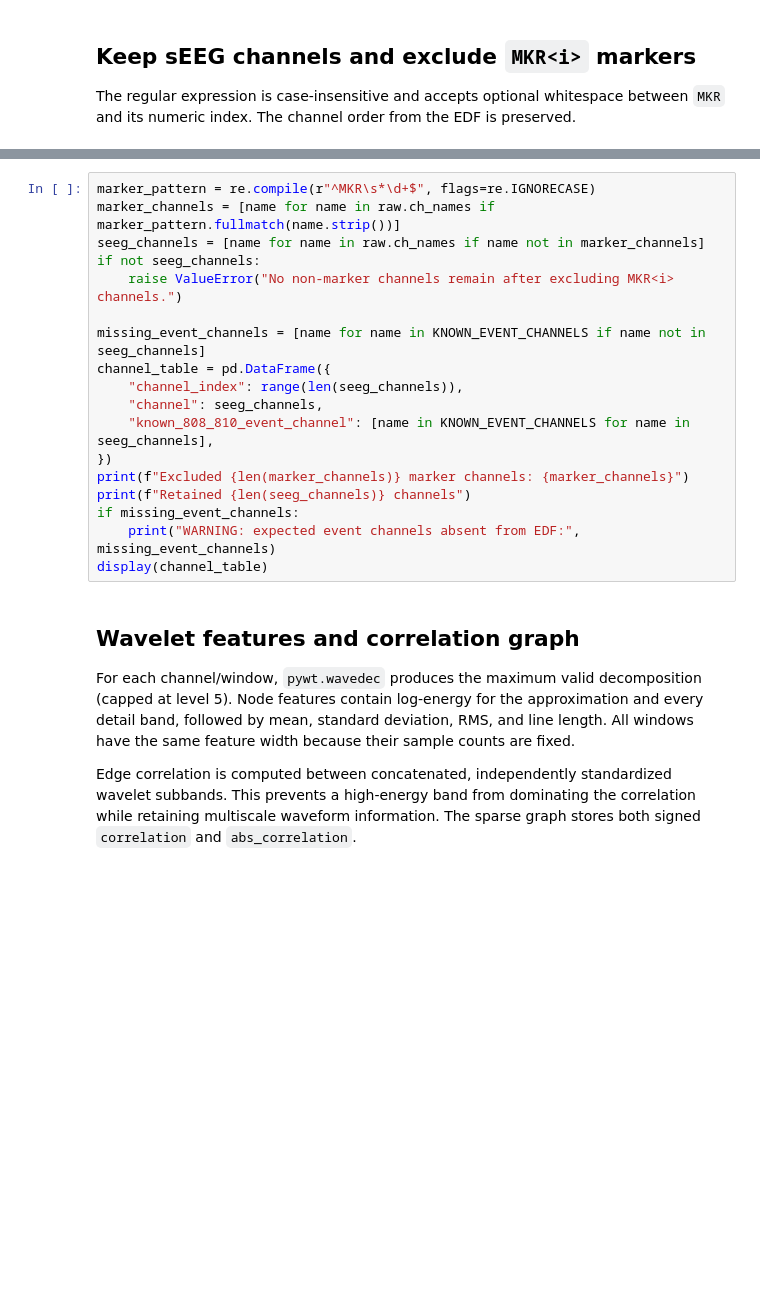
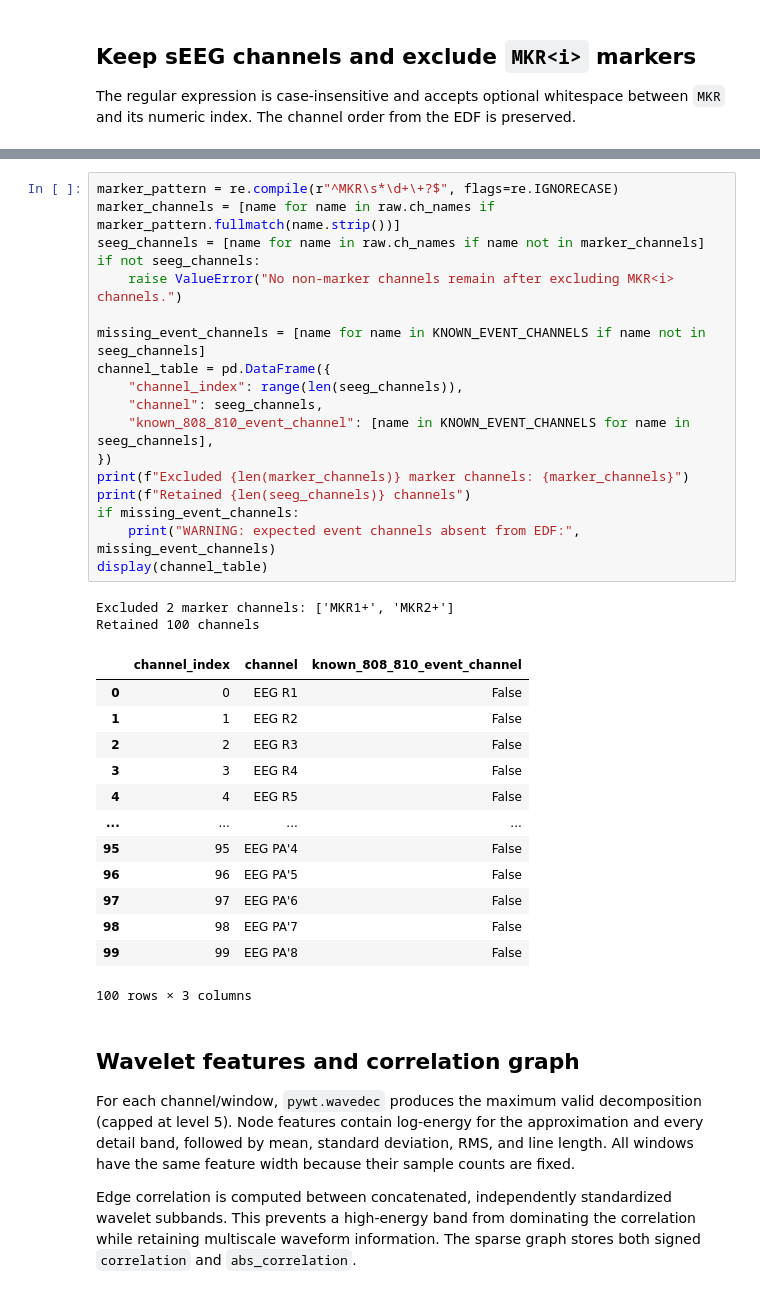
Before and after one commit to D2718281828nis/BioMedAI-sEEG-core-of-epilepsy, a Jupyter notebook: sEEG_temporal_wavelet_graph_colab.ipynb, the cells around one changed output, grey strips where cells are left out. Drawn from its saved outputs; the diff is of its cells as text; blank space fills up the shorter version.

```diff
--- a/sEEG_temporal_wavelet_graph_colab.ipynb
+++ b/sEEG_temporal_wavelet_graph_colab.ipynb
@@ -81,21 +111,37 @@ The regular expression is case-insensitive and accepts optional whitespace betwe
 # %%
-marker_pattern = re.compile(r"^MKR\s*\d+$", flags=re.IGNORECASE)
+marker_pattern = re.compile(r"^MKR\s*\d+\+?$", flags=re.IGNORECASE)
 marker_channels = [name for name in raw.ch_names if marker_pattern.fullmatch(name.strip())]
 seeg_channels = [name for name in raw.ch_names if name not in marker_channels]
 if not seeg_channels:
     raise ValueError("No non-marker channels remain after excluding MKR<i> channels.")
 
 missing_event_channels = [name for name in KNOWN_EVENT_CHANNELS if name not in seeg_channels]
 channel_table = pd.DataFrame({
     "channel_index": range(len(seeg_channels)),
     "channel": seeg_channels,
     "known_808_810_event_channel": [name in KNOWN_EVENT_CHANNELS for name in seeg_channels],
 })
 print(f"Excluded {len(marker_channels)} marker channels: {marker_channels}")
 print(f"Retained {len(seeg_channels)} channels")
 if missing_event_channels:
     print("WARNING: expected event channels absent from EDF:", missing_event_channels)
 display(channel_table)
+# %% [output]
+Excluded 2 marker channels: ['MKR1+', 'MKR2+']
+Retained 100 channels
+|  | channel_index | channel | known_808_810_event_channel |
+| 0 | 0 | EEG R1 | False |
+| 1 | 1 | EEG R2 | False |
+| 2 | 2 | EEG R3 | False |
+| 3 | 3 | EEG R4 | False |
+| 4 | 4 | EEG R5 | False |
+| ... | ... | ... | ... |
+| 95 | 95 | EEG PA'4 | False |
+| 96 | 96 | EEG PA'5 | False |
+| 97 | 97 | EEG PA'6 | False |
+| 98 | 98 | EEG PA'7 | False |
+| 99 | 99 | EEG PA'8 | False |
+100 rows × 3 columns
 # %% [markdown]
 ## Wavelet features and correlation graph
 
```
Also changed, not shown: parts of 13 cells of this notebook.
